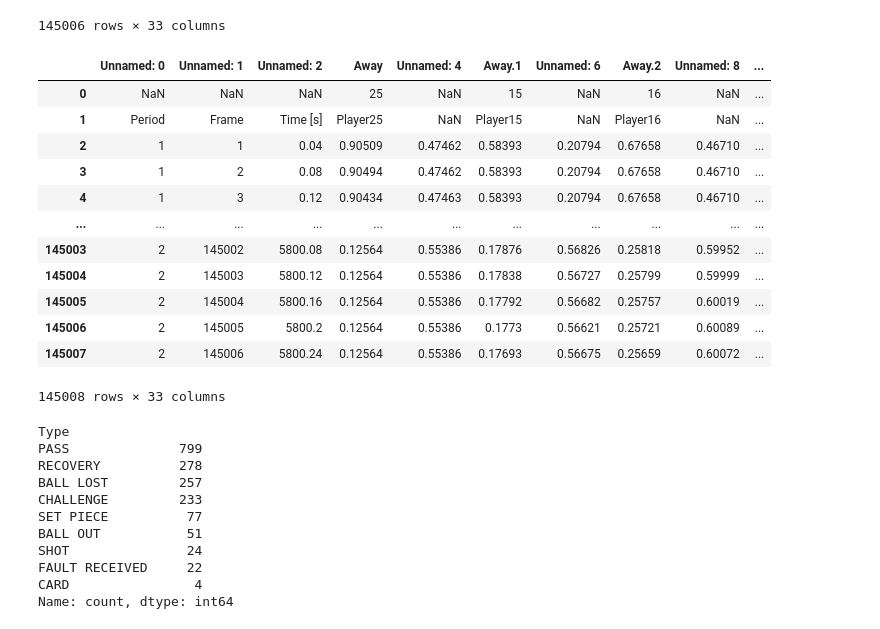
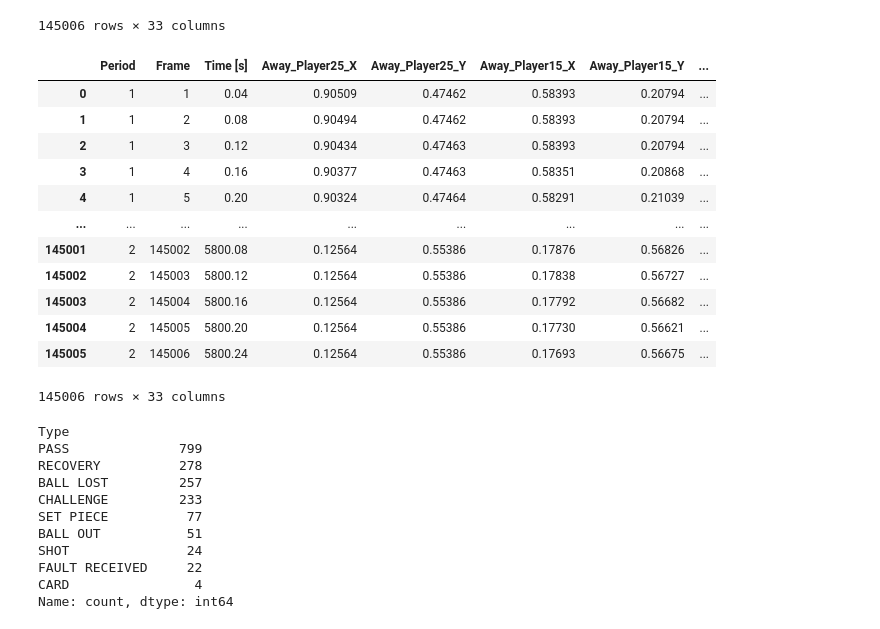
Before and after one commit to lnyousif/Football101, a Jupyter notebook: Sean Notebook.ipynb, the cells around one changed output. Drawn from its saved outputs; the diff is of its cells as text; code cells hidden in the pictures.

```diff
--- a/Sean Notebook.ipynb
+++ b/Sean Notebook.ipynb
@@ -38,22 +38,22 @@ sample_game_1_home
 | 145005 | 2 | 145006 | 5800.24 | 0.90456 | 0.45356 | NaN | NaN | ... |
 145006 rows × 33 columns
 # %%
-sample_game_1_away = pd.read_csv('data/Sample_Game_1/Sample_Game_1_RawTrackingData_Away_Team.csv')
+sample_game_1_away = pd.read_csv('data/Sample_Game_1_edited/Sample_Game_1_RawTrackingData_Away_Team_edited.csv')
 sample_game_1_away
 # %% [output]
-|  | Unnamed: 0 | Unnamed: 1 | Unnamed: 2 | Away | Unnamed: 4 | Away.1 | Unnamed: 6 | Away.2 | Unnamed: 8 | ... |
-| 0 | NaN | NaN | NaN | 25 | NaN | 15 | NaN | 16 | NaN | ... |
-| 1 | Period | Frame | Time [s] | Player25 | NaN | Player15 | NaN | Player16 | NaN | ... |
-| 2 | 1 | 1 | 0.04 | 0.90509 | 0.47462 | 0.58393 | 0.20794 | 0.67658 | 0.46710 | ... |
-| 3 | 1 | 2 | 0.08 | 0.90494 | 0.47462 | 0.58393 | 0.20794 | 0.67658 | 0.46710 | ... |
-| 4 | 1 | 3 | 0.12 | 0.90434 | 0.47463 | 0.58393 | 0.20794 | 0.67658 | 0.46710 | ... |
-| ... | ... | ... | ... | ... | ... | ... | ... | ... | ... | ... |
-| 145003 | 2 | 145002 | 5800.08 | 0.12564 | 0.55386 | 0.17876 | 0.56826 | 0.25818 | 0.59952 | ... |
-| 145004 | 2 | 145003 | 5800.12 | 0.12564 | 0.55386 | 0.17838 | 0.56727 | 0.25799 | 0.59999 | ... |
-| 145005 | 2 | 145004 | 5800.16 | 0.12564 | 0.55386 | 0.17792 | 0.56682 | 0.25757 | 0.60019 | ... |
-| 145006 | 2 | 145005 | 5800.2 | 0.12564 | 0.55386 | 0.1773 | 0.56621 | 0.25721 | 0.60089 | ... |
-| 145007 | 2 | 145006 | 5800.24 | 0.12564 | 0.55386 | 0.17693 | 0.56675 | 0.25659 | 0.60072 | ... |
+|  | Period | Frame | Time [s] | Away_Player25_X | Away_Player25_Y | Away_Player15_X | Away_Player15_Y | ... |
+| 0 | 1 | 1 | 0.04 | 0.90509 | 0.47462 | 0.58393 | 0.20794 | ... |
+| 1 | 1 | 2 | 0.08 | 0.90494 | 0.47462 | 0.58393 | 0.20794 | ... |
+| 2 | 1 | 3 | 0.12 | 0.90434 | 0.47463 | 0.58393 | 0.20794 | ... |
+| 3 | 1 | 4 | 0.16 | 0.90377 | 0.47463 | 0.58351 | 0.20868 | ... |
+| 4 | 1 | 5 | 0.20 | 0.90324 | 0.47464 | 0.58291 | 0.21039 | ... |
+| ... | ... | ... | ... | ... | ... | ... | ... | ... |
+| 145001 | 2 | 145002 | 5800.08 | 0.12564 | 0.55386 | 0.17876 | 0.56826 | ... |
+| 145002 | 2 | 145003 | 5800.12 | 0.12564 | 0.55386 | 0.17838 | 0.56727 | ... |
+| 145003 | 2 | 145004 | 5800.16 | 0.12564 | 0.55386 | 0.17792 | 0.56682 | ... |
+| 145004 | 2 | 145005 | 5800.20 | 0.12564 | 0.55386 | 0.17730 | 0.56621 | ... |
+| 145005 | 2 | 145006 | 5800.24 | 0.12564 | 0.55386 | 0.17693 | 0.56675 | ... |
-145008 rows × 33 columns
+145006 rows × 33 columns
 # %%
 sample_game_1_events["Type"].value_counts()
 # %% [output]
```
Also changed, not shown: parts of 16 cells of this notebook, 1 other file.
